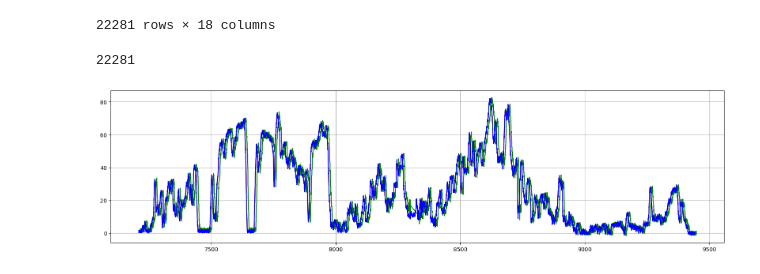
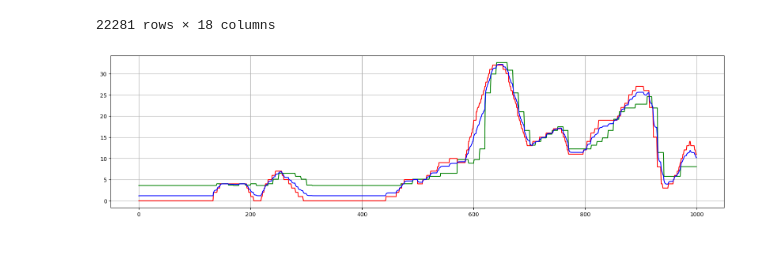
Before and after one commit to 1mm0rTaLzzz/SNAR_HW3_Kalman, a Jupyter notebook: SNAR_Kalman.ipynb, the cells around one changed output. Drawn from its saved outputs; the diff is of its cells as text; code cells hidden in the pictures.

```diff
--- a/SNAR_Kalman.ipynb
+++ b/SNAR_Kalman.ipynb
@@ -279,20 +279,17 @@ speed_GPS = df.iloc[:, 16].values.tolist() # km/h
 time_GPS = [x[11:19] for x in time_GPS]
 time_OBD = [x[12:] for x in time_OBD]
 
-time_GPS = [int(x[:2])*360 + int(x[3:5])*60 + int(x[6:]) for x in time_GPS] # перевод в секунды
-time_OBD = [int(x[:2])*360 + int(x[3:5])*60 + float(x[6:]) for x in time_OBD] # перевод в секунды
+# time_GPS = [int(x[:2])*3600 + int(x[3:5])*60 + int(x[6:]) for x in time_GPS] # перевод в секунды
+# time_OBD = [int(x[:2])*3600 + int(x[3:5])*60 + float(x[6:]) for x in time_OBD] # перевод в секунды
 
 speed_OBD = [float(x) for x in speed_OBD]
 speed_GPS = [float(x) if x != '-' else 0 for x in speed_GPS]
 
-time = len(time_OBD)
-time
+time = np.linspace(0, 22280, 22281)
-# %% [output]
-22281
 # %%
 # начальные условия:
 mu = speed_OBD[0]
-sigma2 = 2.
+sigma2 = 100.
 motions = 0.
 motion_sigma2 = 2.
 
@@ -303,38 +300,39 @@ measurements_sigma2_GPS = 8.
 measurements_sigma2_OBD = 4.
 # %%
 kalman = np.array([])
-GPS = np.array([])
-OBD = np.array([])
 
 # for t in range(len(time_OBD)):
-for t in range(time):
+for t in range(1000):
+
+    # motions = (speed_OBD[t]+speed_GPS[t])/2
 
     # plt.subplot(211)
     mu, sigma2 = predict(mu, sigma2, motions, motion_sigma2)
     # print('predict:', f'{mu = :3f}, {sigma2 = :3f}', flush=True)
     # plotG(mu, sigma2, 'r')
 
-    measurements_GPS = speed_GPS[t] + random.uniform(-3, 3)
+    measurements_GPS = speed_GPS[t] #+ random.uniform(-3, 3)
     mu, sigma2 = update(mu, sigma2, measurements_GPS, measurements_sigma2_GPS)
     # print('update:', f'{mu = :3f}, {sigma2 = :3f}', flush=True)
     # plotG(mu, sigma2, 'g')
-    GPS = np.append(GPS, mu)
 
-    measurements_OBD = speed_OBD[t] + random.uniform(-1, 1)
+    measurements_OBD = speed_OBD[t] #+ random.uniform(-1, 1)
     mu, sigma2 = update(mu, sigma2, measurements_OBD, measurements_sigma2_OBD)
     # print('update:', f'{mu = :3f}, {sigma2 = :3f}', flush=True)
     # plotG(mu, sigma2, 'b')
 
     kalman = np.append(kalman, mu)
-    OBD = np.append(OBD, mu)
 
 # plt.subplot(212)
 f=plt.figure()
 f.set_figwidth(20)
 f.set_figheight(5)
-plt.plot(time_OBD, OBD, 'r')
-plt.plot(time_GPS, GPS, 'g')
-plt.plot(time_OBD, kalman, 'b')
+# plt.plot(time, speed_GPS, 'g')
+# plt.plot(time, speed_OBD, 'r')
+# plt.plot(time, kalman, 'b')
+plt.plot(time[:1000], speed_GPS[:1000], 'g')
+plt.plot(time[:1000], speed_OBD[:1000], 'r')
+plt.plot(time[:1000], kalman, 'b')
 plt.grid()
 # %% [output]
-[figure, old version]
+[figure, new version]
```
Also changed, not shown: parts of 8 cells of this notebook.
